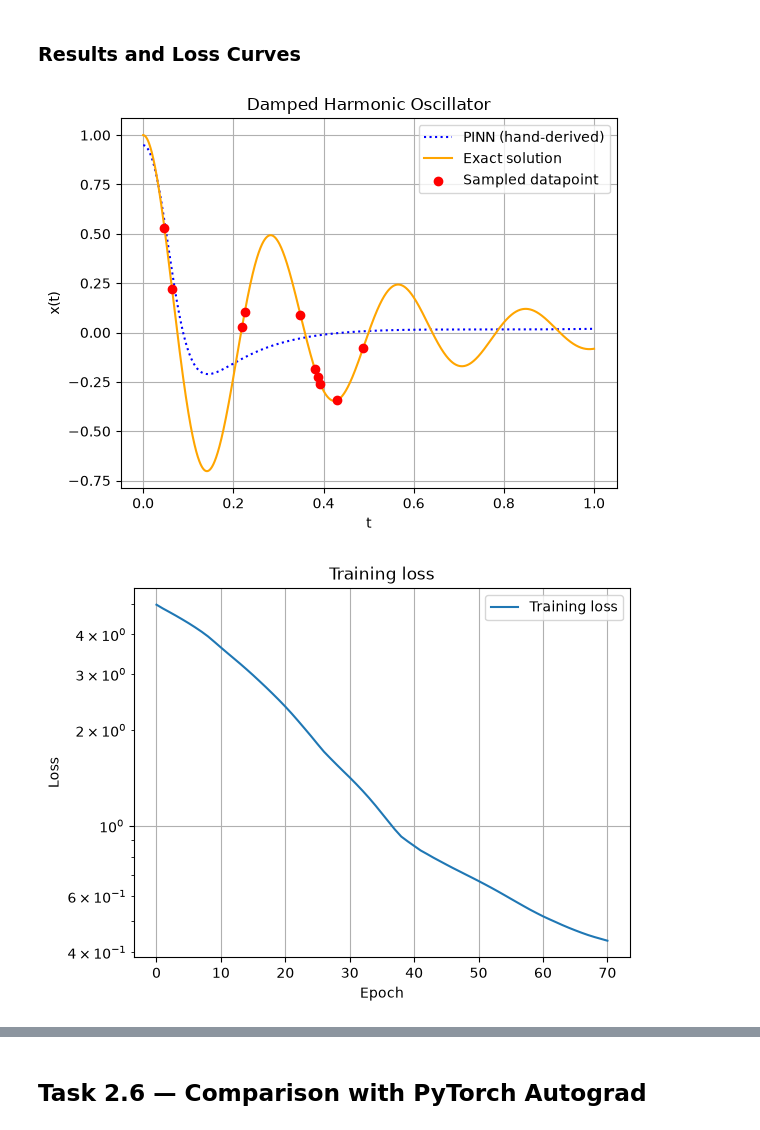
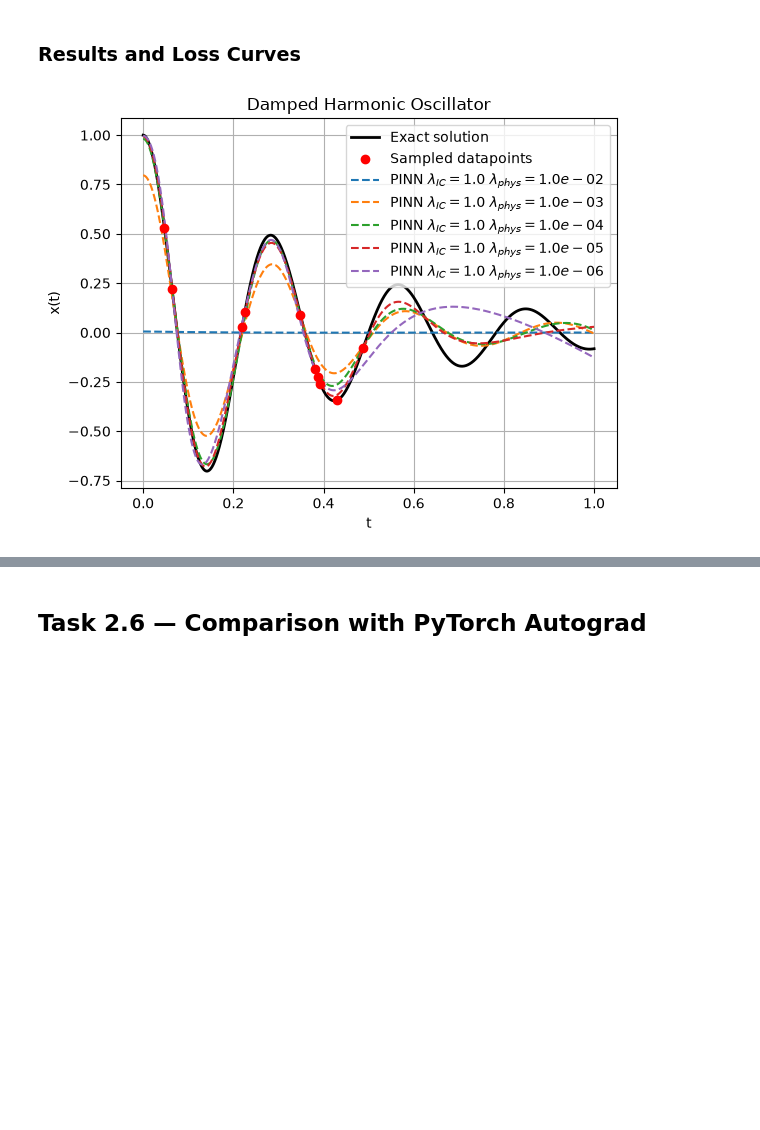
Before and after one commit to oscarlomborg/02456_PINN-Project_Group55, a Jupyter notebook: Task2.ipynb, the cells around one changed output, grey strips where cells are left out. Drawn from its saved outputs; the diff is of its cells as text; code cells hidden in the pictures; blank space fills up the shorter version.

```diff
--- a/Task2.ipynb
+++ b/Task2.ipynb
@@ -543,39 +572,46 @@ Message: STOP: TOTAL NO. OF ITERATIONS REACHED LIMIT
 # %%
 # Evaluation
 t_test = np.linspace(t0, T, 10000)
-x_pred = f(t_test,trained_params).flatten()
+
+files = (
+    "numpy_pinn_phys1e-02.npz",
+    "numpy_pinn_phys1e-03.npz",
+    "numpy_pinn_phys1e-04.npz",
+    "numpy_pinn_phys1e-05.npz",
+    "numpy_pinn_phys1e-06.npz"
+)
 
 plt.figure()
-# Plot PINN approximation
-plt.plot(t_test, x_pred, label="PINN (hand-derived)", linestyle=":", color="blue")
 
-# Plot analytical solution
-plt.plot(t_test, x_sol(t_test), label="Exact solution", color="orange")
+# Exact solution
+plt.plot(t_test, x_sol(t_test),
+         label="Exact solution", color="black", linewidth=2)
 
-# Datapoint
-plt.scatter(t_data, x_data, color="red", label="Sampled datapoint", zorder=5)
+# Sampled datapoints
+plt.scatter(t_data, x_data,
+            color="red", label="Sampled datapoints", zorder=5)
+
+# PINN predictions
+for file in files:
+    with np.load(file) as model:
+        trained_params = unflatten(model["params"].copy())
+        lam_phys = model["lam_phys"].item()
+        lam_IC = model["lam_IC"].item()
+
+    x_pred = f(t_test, trained_params).flatten()
+
+    plt.plot(
+        t_test, x_pred,
+        label=rf"PINN $\lambda_{{IC}}={lam_IC:.1f}$ $\lambda_{{phys}}={lam_phys:.1e}$",
+        linestyle="--"
+    )
 
 plt.xlabel("t")
 plt.ylabel("x(t)")
-plt.grid()
 plt.title("Damped Harmonic Oscillator")
 plt.legend()
+plt.grid()
+# plt.tight_layout()
 plt.show()
-
-
-# Moving average
-window = 30
-numpy_losses = np.convolve(loss_history, np.ones(window)/window, mode='valid')
-
-plt.figure()
-plt.plot(numpy_losses, label = "Training loss")
-plt.xlabel("Iteration")
-plt.ylabel("Loss")
-plt.yscale("log")
-plt.grid()
-plt.title("Training loss")
-plt.legend()
-plt.show()
 # %% [output]
-[figure, old version]
+[figure, new version]
-[figure, removed]
```
Also changed, not shown: parts of 15 cells of this notebook, 15 other files.
